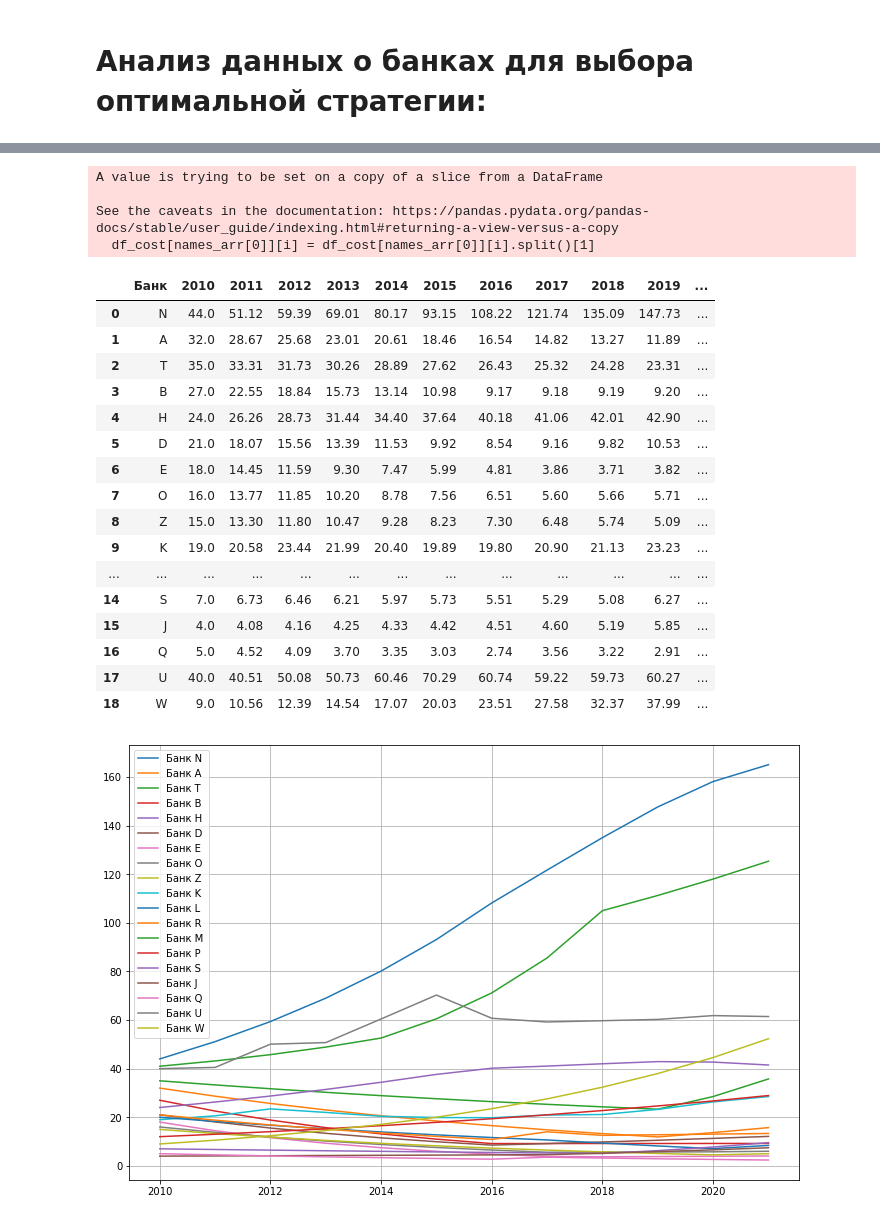
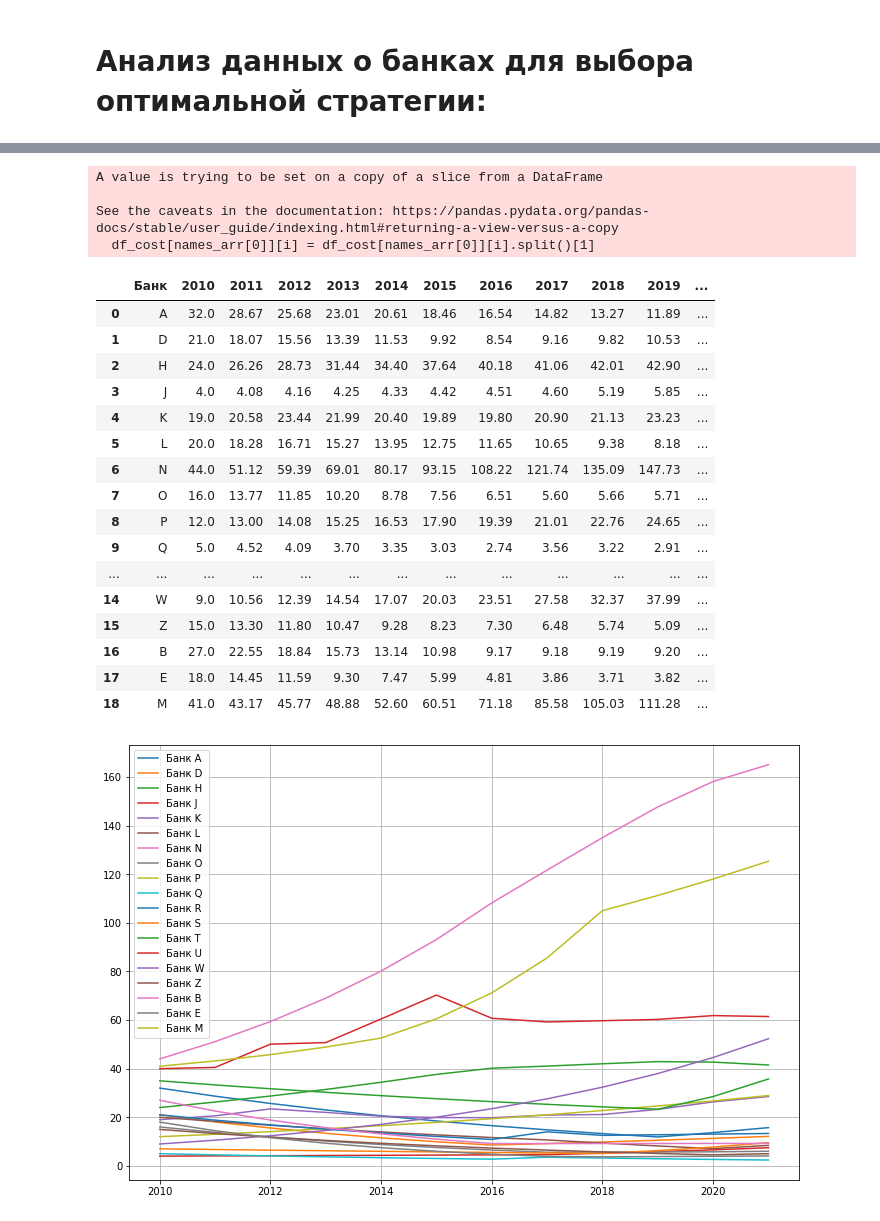
Before and after one commit to belpablo/smth_for_fun, a Jupyter notebook: GPB/GPB_TEST.ipynb, the cells around one changed output, grey strips where cells are left out. Drawn from its saved outputs; the diff is of its cells as text; code cells hidden in the pictures.

```diff
--- a/GPB/GPB_TEST.ipynb
+++ b/GPB/GPB_TEST.ipynb
@@ -179,41 +179,49 @@ df.head()
 # %%
 df_cost = df[df.index % 2 == 0].reset_index(drop = True).drop(19, axis = 0)
 df_cost = df_cost.rename(columns = {df_cost.columns[0]: 'Банк'})
+df_cost = df_cost.sort_values('Банк').reset_index(drop = True)
 names_arr = df_cost.columns
 
 for i in range(len(df_cost)):
     df_cost[names_arr[0]][i] = df_cost[names_arr[0]][i].split()[1]
 
 df_cost
 # %% [output]
 A value is trying to be set on a copy of a slice from a DataFrame
 
 See the caveats in the documentation: https://pandas.pydata.org/pandas-docs/stable/user_guide/indexing.html#returning-a-view-versus-a-copy
   df_cost[names_arr[0]][i] = df_cost[names_arr[0]][i].split()[1]
 |  | Банк | 2010 | 2011 | 2012 | 2013 | 2014 | 2015 | 2016 | 2017 | 2018 | 2019 | ... |
-| 0 | N | 44.0 | 51.12 | 59.39 | 69.01 | 80.17 | 93.15 | 108.22 | 121.74 | 135.09 | 147.73 | ... |
-| 1 | A | 32.0 | 28.67 | 25.68 | 23.01 | 20.61 | 18.46 | 16.54 | 14.82 | 13.27 | 11.89 | ... |
-| 2 | T | 35.0 | 33.31 | 31.73 | 30.26 | 28.89 | 27.62 | 26.43 | 25.32 | 24.28 | 23.31 | ... |
-| 3 | В | 27.0 | 22.55 | 18.84 | 15.73 | 13.14 | 10.98 | 9.17 | 9.18 | 9.19 | 9.20 | ... |
-| 4 | H | 24.0 | 26.26 | 28.73 | 31.44 | 34.40 | 37.64 | 40.18 | 41.06 | 42.01 | 42.90 | ... |
-| 5 | D | 21.0 | 18.07 | 15.56 | 13.39 | 11.53 | 9.92 | 8.54 | 9.16 | 9.82 | 10.53 | ... |
-| 6 | Е | 18.0 | 14.45 | 11.59 | 9.30 | 7.47 | 5.99 | 4.81 | 3.86 | 3.71 | 3.82 | ... |
+| 0 | A | 32.0 | 28.67 | 25.68 | 23.01 | 20.61 | 18.46 | 16.54 | 14.82 | 13.27 | 11.89 | ... |
+| 1 | D | 21.0 | 18.07 | 15.56 | 13.39 | 11.53 | 9.92 | 8.54 | 9.16 | 9.82 | 10.53 | ... |
+| 2 | H | 24.0 | 26.26 | 28.73 | 31.44 | 34.40 | 37.64 | 40.18 | 41.06 | 42.01 | 42.90 | ... |
+| 3 | J | 4.0 | 4.08 | 4.16 | 4.25 | 4.33 | 4.42 | 4.51 | 4.60 | 5.19 | 5.85 | ... |
+| 4 | K | 19.0 | 20.58 | 23.44 | 21.99 | 20.40 | 19.89 | 19.80 | 20.90 | 21.13 | 23.23 | ... |
+| 5 | L | 20.0 | 18.28 | 16.71 | 15.27 | 13.95 | 12.75 | 11.65 | 10.65 | 9.38 | 8.18 | ... |
+| 6 | N | 44.0 | 51.12 | 59.39 | 69.01 | 80.17 | 93.15 | 108.22 | 121.74 | 135.09 | 147.73 | ... |
 | 7 | O | 16.0 | 13.77 | 11.85 | 10.20 | 8.78 | 7.56 | 6.51 | 5.60 | 5.66 | 5.71 | ... |
-| 8 | Z | 15.0 | 13.30 | 11.80 | 10.47 | 9.28 | 8.23 | 7.30 | 6.48 | 5.74 | 5.09 | ... |
-| 9 | K | 19.0 | 20.58 | 23.44 | 21.99 | 20.40 | 19.89 | 19.80 | 20.90 | 21.13 | 23.23 | ... |
+| 8 | P | 12.0 | 13.00 | 14.08 | 15.25 | 16.53 | 17.90 | 19.39 | 21.01 | 22.76 | 24.65 | ... |
+| 9 | Q | 5.0 | 4.52 | 4.09 | 3.70 | 3.35 | 3.03 | 2.74 | 3.56 | 3.22 | 2.91 | ... |
 | ... | ... | ... | ... | ... | ... | ... | ... | ... | ... | ... | ... | ... |
-| 14 | S | 7.0 | 6.73 | 6.46 | 6.21 | 5.97 | 5.73 | 5.51 | 5.29 | 5.08 | 6.27 | ... |
-| 15 | J | 4.0 | 4.08 | 4.16 | 4.25 | 4.33 | 4.42 | 4.51 | 4.60 | 5.19 | 5.85 | ... |
-| 16 | Q | 5.0 | 4.52 | 4.09 | 3.70 | 3.35 | 3.03 | 2.74 | 3.56 | 3.22 | 2.91 | ... |
-| 17 | U | 40.0 | 40.51 | 50.08 | 50.73 | 60.46 | 70.29 | 60.74 | 59.22 | 59.73 | 60.27 | ... |
-| 18 | W | 9.0 | 10.56 | 12.39 | 14.54 | 17.07 | 20.03 | 23.51 | 27.58 | 32.37 | 37.99 | ... |
+| 14 | W | 9.0 | 10.56 | 12.39 | 14.54 | 17.07 | 20.03 | 23.51 | 27.58 | 32.37 | 37.99 | ... |
+| 15 | Z | 15.0 | 13.30 | 11.80 | 10.47 | 9.28 | 8.23 | 7.30 | 6.48 | 5.74 | 5.09 | ... |
+| 16 | В | 27.0 | 22.55 | 18.84 | 15.73 | 13.14 | 10.98 | 9.17 | 9.18 | 9.19 | 9.20 | ... |
+| 17 | Е | 18.0 | 14.45 | 11.59 | 9.30 | 7.47 | 5.99 | 4.81 | 3.86 | 3.71 | 3.82 | ... |
+| 18 | М | 41.0 | 43.17 | 45.77 | 48.88 | 52.60 | 60.51 | 71.18 | 85.58 | 105.03 | 111.28 | ... |
 # %%
+import matplotlib.colors as mcolors
+
+#bc = mcolors.BASE_COLORS
+#num_set = np.random.randint(1, len(mcolors.BASE_COLORS), len(df_cost))
+#colors = [list(bc.keys())[i] for i in num_set]
 fig = plt.figure(figsize = (12, 8))
+#plt.yscale('log')
 
 for i in range(len(df_cost)):
-    plt.plot(names_arr[1:-1], df_cost.loc[i][1:-1], label = 'Банк ' + df_cost.loc[i][:1][0])
+    plt.plot(names_arr[1:-1], df_cost.loc[i][1:-1], label = 'Банк ' + df_cost.loc[i][:1][0]) #, c = colors[i])
+    #plt.plot(names_arr[1:-1], df_cost.loc[i][1:-1], '.', c = colors[i])
 
 plt.legend(loc = 'best')
 plt.grid()
 # %% [output]
-[figure, old version]
+[figure, new version]
```
Also changed, not shown: parts of 5 cells of this notebook.
